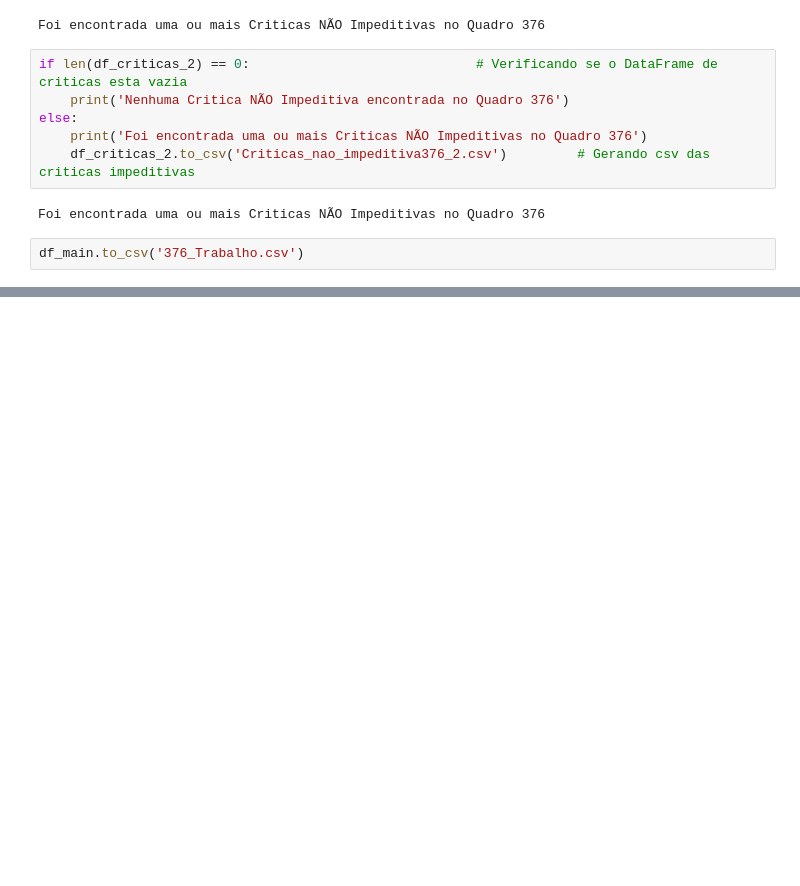
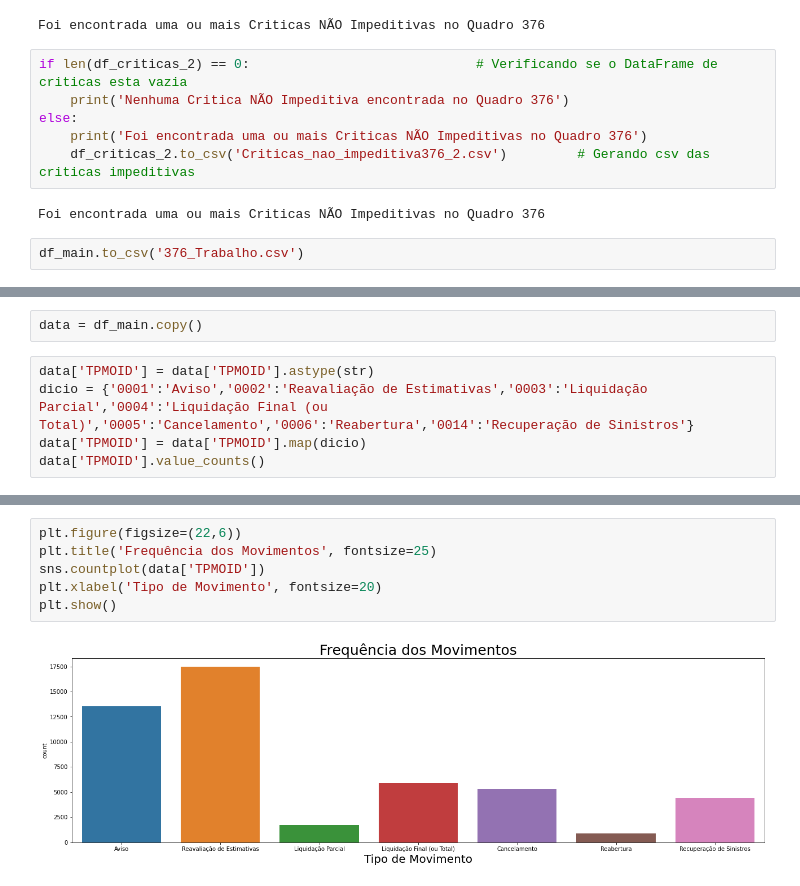
Before and after one commit to hayltonbernardes22/Modelagem_Limpeza_Dados, a Jupyter notebook: Quadro376/VALIDACOES376.ipynb, the cells around one changed output, grey strips where cells are left out. Drawn from its saved outputs; the diff is of its cells as text; blank space fills up the shorter version.

```diff
--- a/Quadro376/VALIDACOES376.ipynb
+++ b/Quadro376/VALIDACOES376.ipynb
@@ -1126,0 +1131,7 @@ df_main.to_csv('376_Trabalho.csv')
+# %%
+data = df_main.copy()
+# %%
+data['TPMOID'] = data['TPMOID'].astype(str)
+dicio = {'0001':'Aviso','0002':'Reavaliação de Estimativas','0003':'Liquidação Parcial','0004':'Liquidação Final (ou Total)','0005':'Cancelamento','0006':'Reabertura','0014':'Recuperação de Sinistros'}
+data['TPMOID'] = data['TPMOID'].map(dicio)
+data['TPMOID'].value_counts()
@@ -1126,0 +1147,8 @@ df_main.to_csv('376_Trabalho.csv')
+# %%
+plt.figure(figsize=(22,6))
+plt.title('Frequência dos Movimentos', fontsize=25)
+sns.countplot(data['TPMOID'])
+plt.xlabel('Tipo de Movimento', fontsize=20)
+plt.show()
+# %% [output]
+[figure, added]
```
Also changed, not shown: parts of 24 cells of this notebook.
